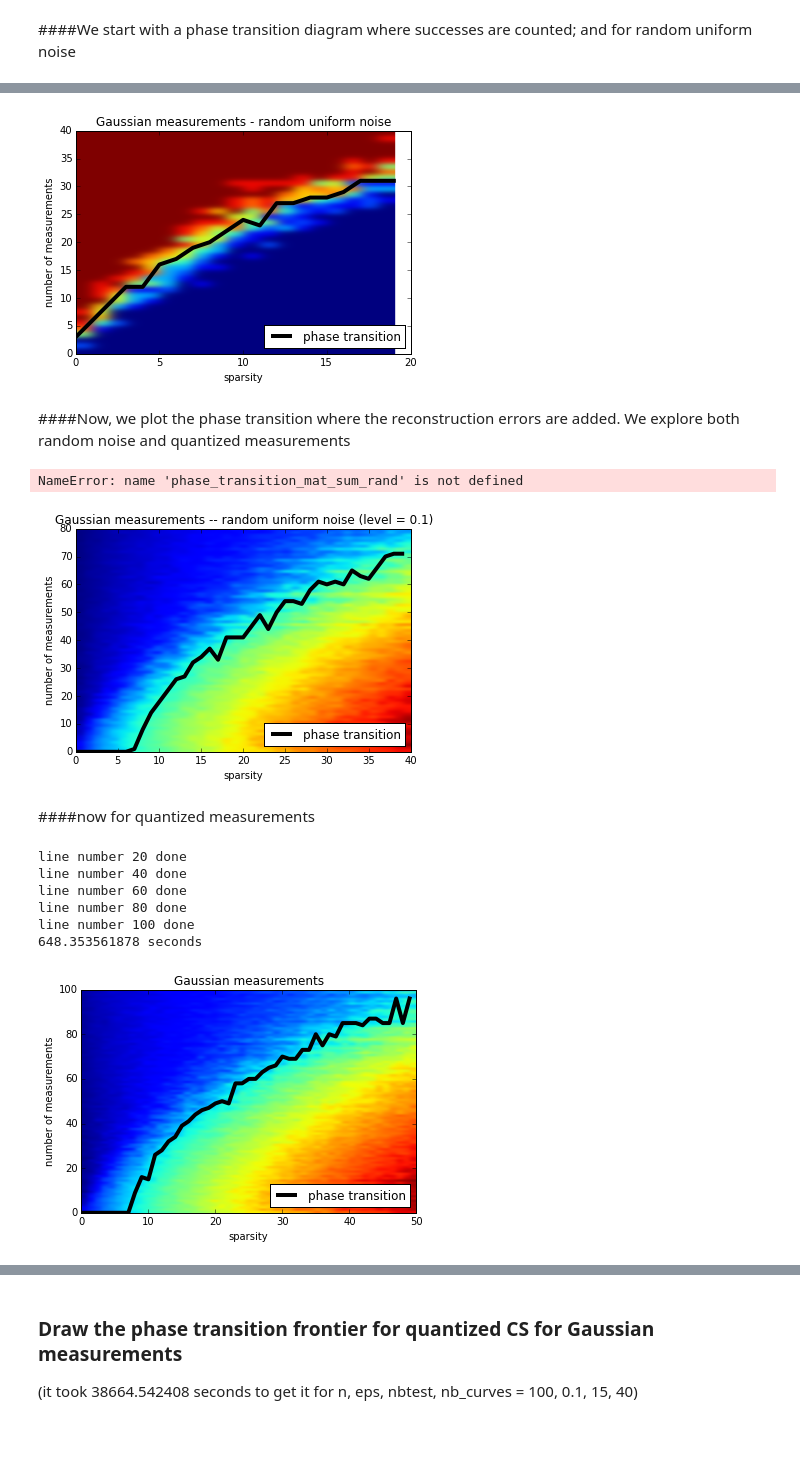
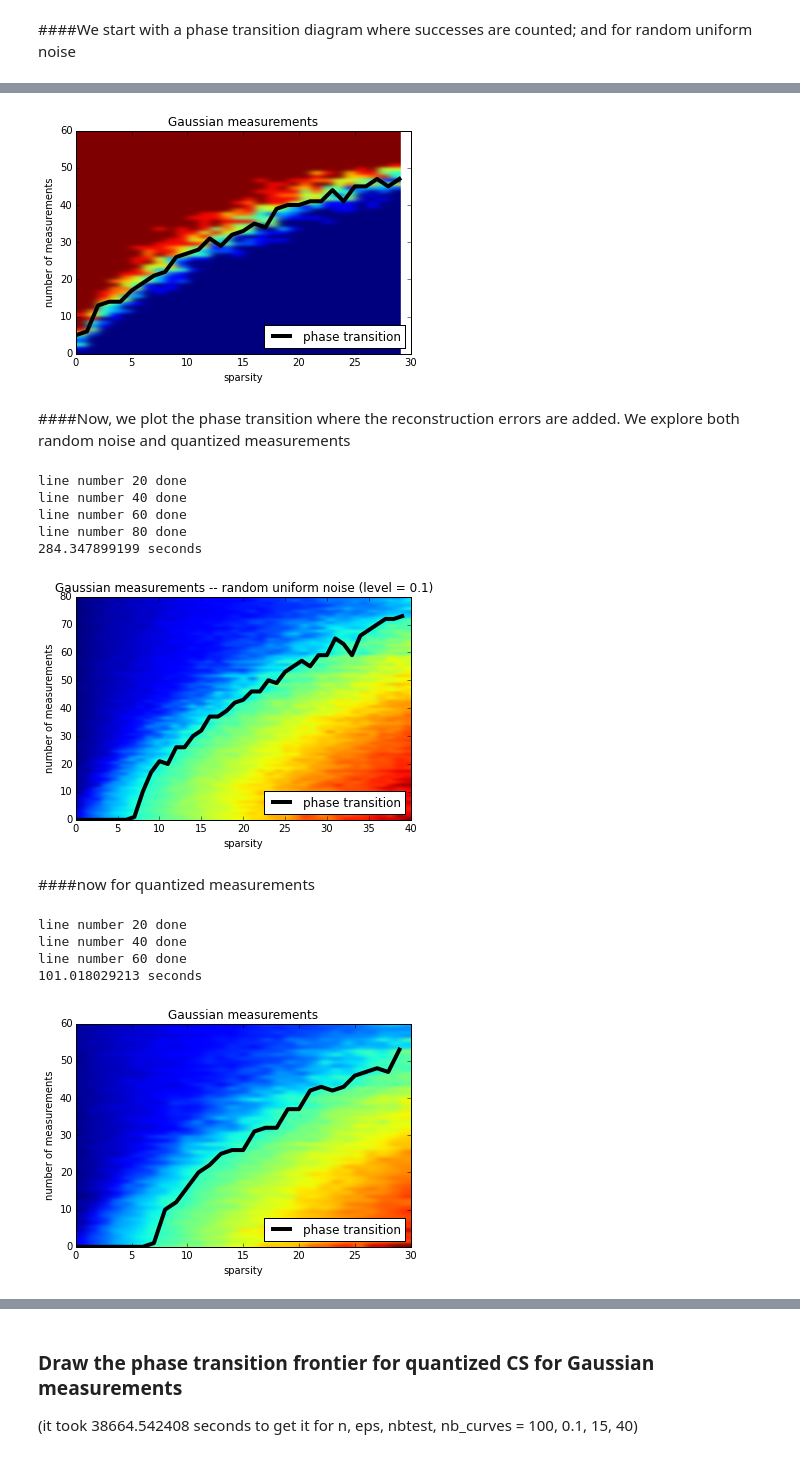
Before and after one commit to lecueguillaume/notebooks_python, a Jupyter notebook: research_paper_Dirksen_Rauhut_Lecue/phase_transition_cvx.ipynb, the cells around one changed output, grey strips where cells are left out. Drawn from its saved outputs; the diff is of its cells as text; code cells hidden in the pictures.

```diff
--- a/research_paper_Dirksen_Rauhut_Lecue/phase_transition_cvx.ipynb
+++ b/research_paper_Dirksen_Rauhut_Lecue/phase_transition_cvx.ipynb
@@ -198,7 +198,7 @@ def frontier(mat, nbtest):
         L.append(m)
     return L
 # %%
-n, eps, nbtest = 80, 0, 10
+n, eps, nbtest = 60, 0, 10
 #solvers.options['show_progress'] = False # No logs printed
 mat = phase_transition_mat(n, eps, nbtest)# construction of the matrix with the number of success among nbtest
 # %% [output]
@@ -226,7 +225,7 @@ mat_plot(mat, n, nbtest, titre)
 #filename = 'noisy_gaussian_{}_eps_{}.png'.format(n, eps)
 #plt.savefig(filename,bbox_inches='tight')
 # %% [output]
-[figure, old version]
+[figure, new version]
 # %% [markdown]
 ####Now, we plot the phase transition where the reconstruction errors are added.
 We explore both random noise and quantized measurements
@@ -285,14 +284,18 @@ start = time.time()
 mat = phase_transition_mat_sum_rand(n, eps, nbtest)
 print('{} seconds'.format(time.time() - start))
 # %% [output]
-NameError: name 'phase_transition_mat_sum_rand' is not defined
+line number 20 done
+line number 40 done
+line number 60 done
+line number 80 done
+284.347899199 seconds
 # %%
 titre = "Gaussian measurements -- random uniform noise (level = {})".format(eps)
 mat_plot_sum(mat, n, titre)
-filename = 'Gaussian_random_noise_n_{}_eps_{}.png'.format(n, eps)
-plt.savefig(filename,bbox_inches='tight')
+#filename = 'Gaussian_random_noise_n_{}_eps_{}.png'.format(n, eps)
+#plt.savefig(filename,bbox_inches='tight')
 # %% [output]
-[figure, old version]
+[figure, new version]
 # %% [markdown]
 ####now for quantized measurements
 # %%
@@ -319,7 +322,7 @@ def phase_transition_mat_sum_quant(n, eps, nbtest):
             PTM[m-1, sparsity-1] = sum_errors
     return PTM
 # %%
-n, eps, nbtest = 100, 0.1, 10
+n, eps, nbtest = 60, 0.1, 10
 start = time.time()
 mat = phase_transition_mat_sum_quant(n, eps, nbtest)
 print('{} seconds'.format(time.time()-start))
@@ -327,14 +330,12 @@ print('{} seconds'.format(time.time()-start))
 line number 20 done
 line number 40 done
 line number 60 done
-line number 80 done
-line number 100 done
-648.353561878 seconds
+101.018029213 seconds
 # %%
 titre = "Gaussian measurements"
 mat_plot_sum(mat, n, titre)
-filename = 'quantized_cs_gaussian_measures_n_{}_eps_{}.png'.format(n, eps)
-plt.savefig(filename,bbox_inches='tight')
+#filename = 'quantized_cs_gaussian_measures_n_{}_eps_{}.png'.format(n, eps)
+#plt.savefig(filename,bbox_inches='tight')
 # %% [output]
-[figure, old version]
+[figure, new version]
 # %% [markdown]
```
Also changed, not shown: parts of 26 cells of this notebook, 1 other file.
